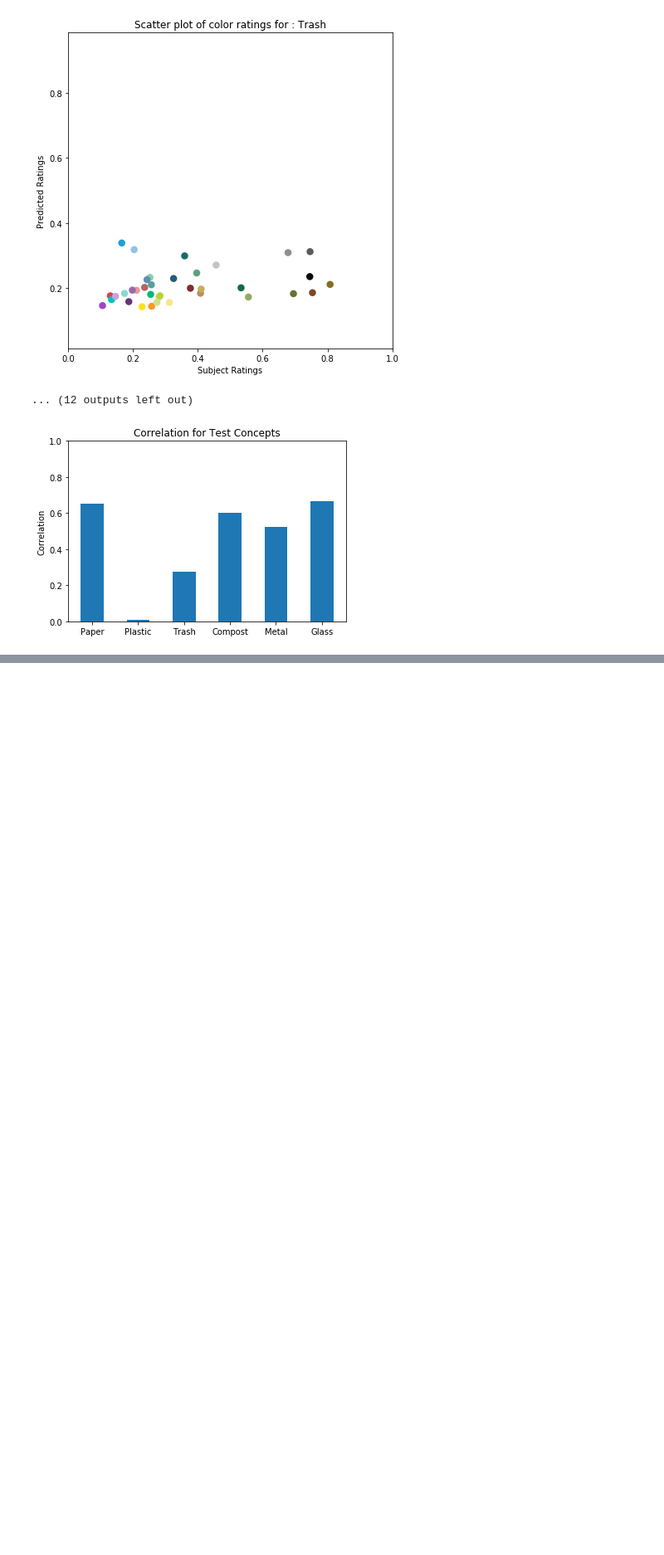
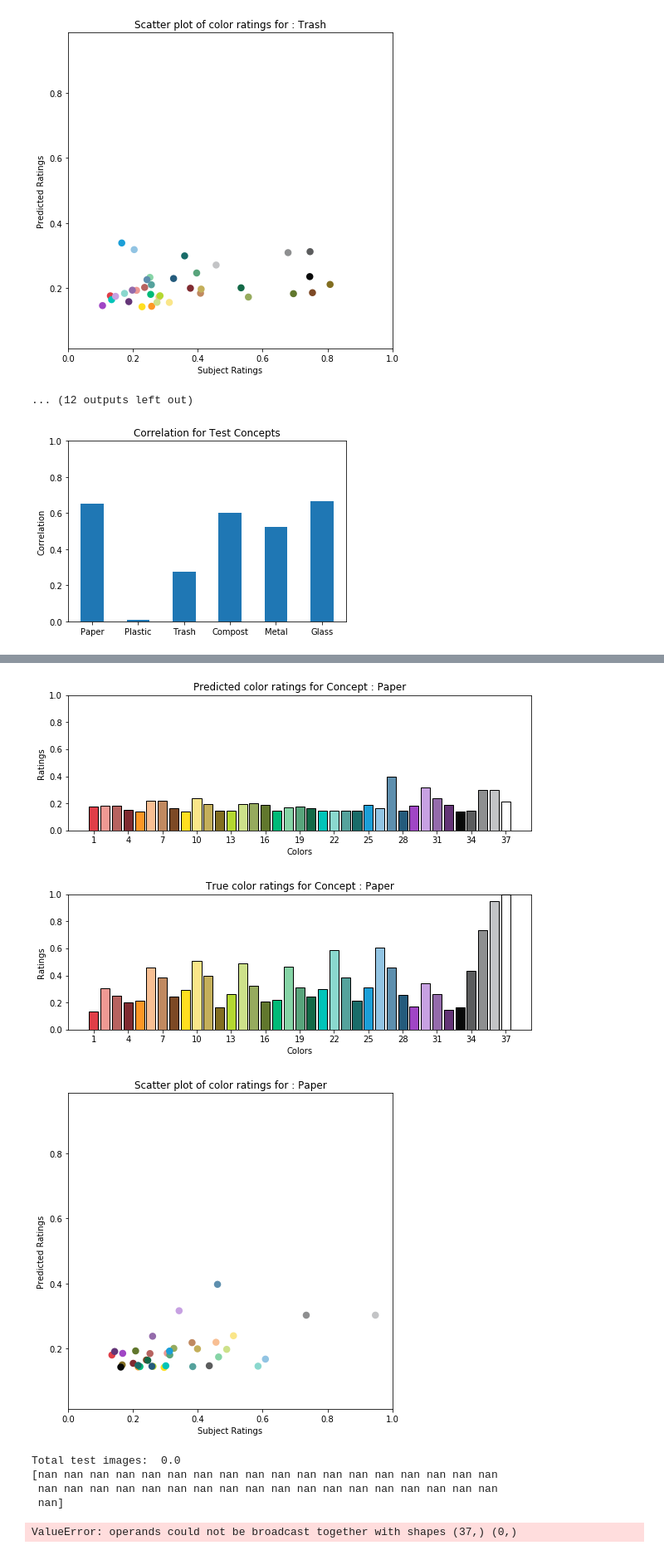
Before and after one commit to Raginii/Color-Concept-Associations-using-Google-Images, a Jupyter notebook: 01_getFeaturesTest.ipynb, the cells around one changed output, grey strips where cells are left out. Shown at 83% size. Drawn from its saved outputs; the diff is of its cells as text; code cells hidden in the pictures; blank space fills up the shorter version.

Commit message:
TEST concepts -- added for numPhotos = 5

```diff
--- a/01_getFeaturesTest.ipynb
+++ b/01_getFeaturesTest.ipynb
@@ -351,11 +351,11 @@ for i in range(len(strtInd)-1):
     y_test = np.copy(ytest[strtInd[i]:strtInd[i+1]])
 
     totalTestImages = y_pred.size/numColors  #37N rows -> every image has 37 rows of data
-    avg_pred = np.array([np.sum([y_pred[p] for p in range(q,y_pred.size,numColors)])/totalTestImages for q in range(numColors)])
+    avg_pred =[np.sum([y_pred[p] for p in range(q,y_pred.size,numColors)])/totalTestImages for q in range(numColors)]
 
     # For Pearson correlation coefficient and the p-value (between avg_pred and true rating for fruit group)
     trueRating = np.copy(y_test[0:numColors])
-    print(avg_pred.shape)
+
     sqErr = np.sum(pow(avg_pred - trueRating,2))
     print("The true squared error (in color ratings) for left out fruit",testFruit,"is: %.4f" % sqErr)
 
@@ -436,0 +436,67 @@ plt.show()
+# %%
+from scipy import stats
+plt.close('all')
+win0 = []
+win1 = []
+win2 = []
+
+correlation = []
+error = []
+
+for i in range(len(strtInd)-1):
+    # Leave one entire fruit group
+    testFruit =  allConcepts[i]
+    #print("\nLeaving out fruit group : ",allConcepts[i])
+    y_pred = np.copy(y_predAll[strtInd[i]:5*numColors])
+    y_test = np.copy(ytest[strtInd[i]:5*numColors])
+
+    totalTestImages = y_pred.size/numColors  #37N rows -> every image has 37 rows of data
+    print("Total test images: ",  totalTestImages)
+    avg_pred = np.array([np.sum([y_pred[p] for p in range(q,y_pred.size,numColors)])/totalTestImages for q in range(numColors)])
+
+    # For Pearson correlation coefficient and the p-value (between avg_pred and true rating for fruit group)
+    trueRating = np.copy(y_test[0:numColors])
+    print(avg_pred)
+    sqErr = np.sum(pow(avg_pred - trueRating,2))
+    print("The true squared error (in color ratings) for left out fruit",testFruit,"is: %.4f" % sqErr)
+
+    corrCoeff, pVal = stats.pearsonr(avg_pred, trueRating)
+
+    print("\nPearson’s correlation coefficient (between true ratings and avg predicted ratings) is %.4f" %corrCoeff)
+    print("p-value %.4f" %pVal)
+
+    error.append(sqErr)
+    correlation.append(corrCoeff)
+    win0.append(corrCoeff) # saves correlation for test fruit
+    win1.append(trueRating) # saves true rating for test fruit
+    win2.append(avg_pred)   # saves avg predicted rating for test fruit
+    # Plot average color rating over all test images.
+    fig= plt.figure(figsize=(10,3))
+    barPlot = plt.bar(range(1,numColors+1),avg_pred,color = colorDataRGB.values,edgeColor = [0, 0, 0])
+    plt.ylabel('Ratings')
+    plt.xlabel('Colors')
+    plt.title('Predicted color ratings for Concept : %s' %testFruit)
+    plt.xticks([i for i in range(1,numColors+1,3)],[i for i in range(1,numColors+1,3)])
+    plt.ylim(0,1)
+    plt.show()
+
+    fig= plt.figure(figsize=(10,3))
+    barPlot = plt.bar(range(1,numColors+1), trueRating,color = colorDataRGB.values,edgeColor = [0, 0, 0])
+    plt.ylabel('Ratings')
+    plt.xlabel('Colors')
+    plt.title('True color ratings for Concept : %s' %testFruit)
+    plt.xticks([i for i in range(1,numColors+1,3)],[i for i in range(1,numColors+1,3)])
+    plt.ylim(0,1)
+    plt.show()
+
+    # Scatter plot
+    fig2 = plt.figure(figsize=(7,7))
+    plt.scatter(trueRating,avg_pred,c=colorDataRGB.values,marker = 'o',linewidths=2.5)
+    plt.ylabel('Predicted Ratings')
+    plt.xlabel('Subject Ratings')
+    plt.title('Scatter plot of color ratings for : %s' %testFruit)
+    plt.axis('equal')
+    plt.xlim(0,1)
+    plt.ylim(0,1)
+    plt.show()
+# %% [output]
@@ -436,0 +515,8 @@ plt.show()
+[figure, added]
+[figure, added]
+[figure, added]
+Total test images:  0.0
+[nan nan nan nan nan nan nan nan nan nan nan nan nan nan nan nan nan nan
+ nan nan nan nan nan nan nan nan nan nan nan nan nan nan nan nan nan nan
+ nan]
+ValueError: operands could not be broadcast together with shapes (37,) (0,)
```
Also changed, not shown: parts of 3 cells of this notebook.
